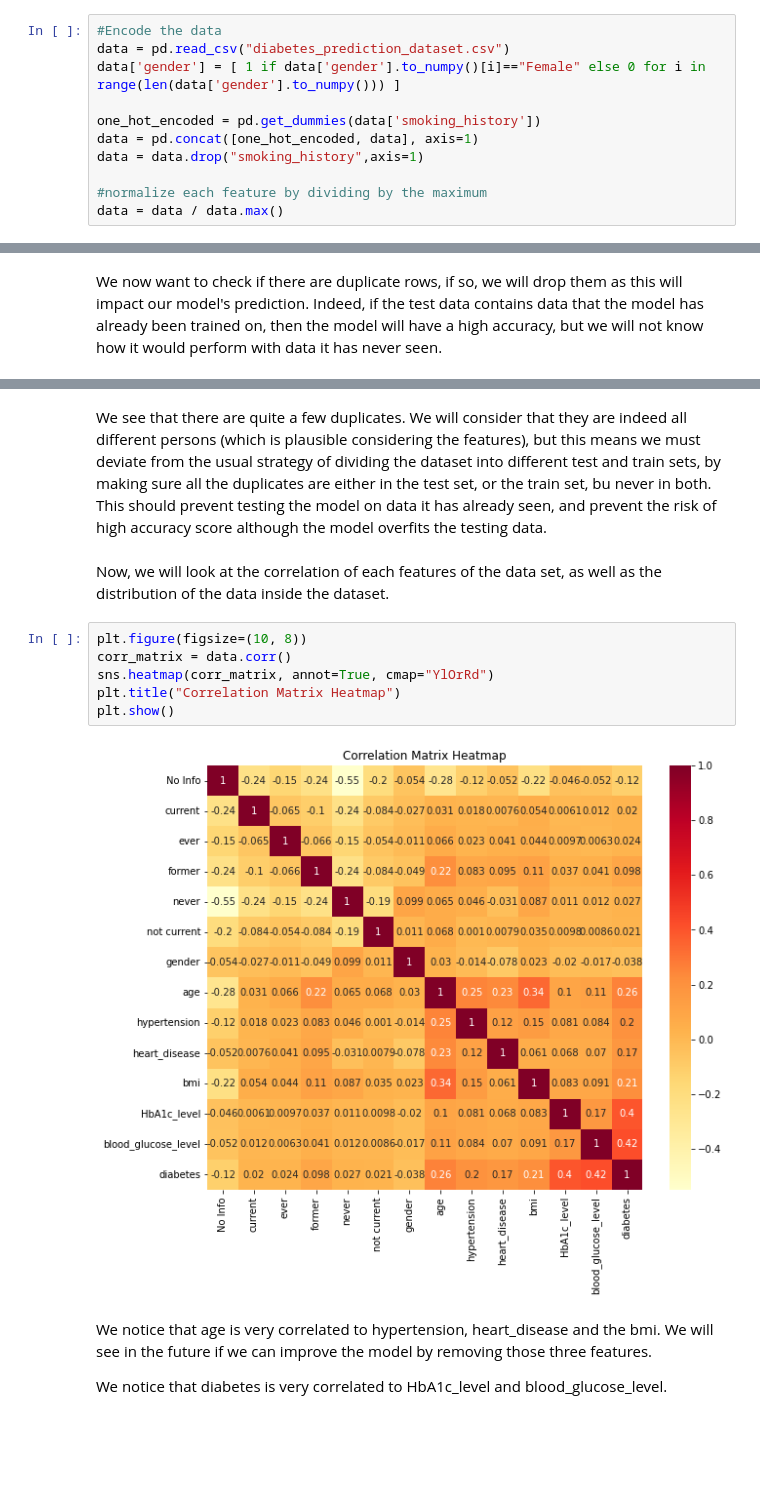
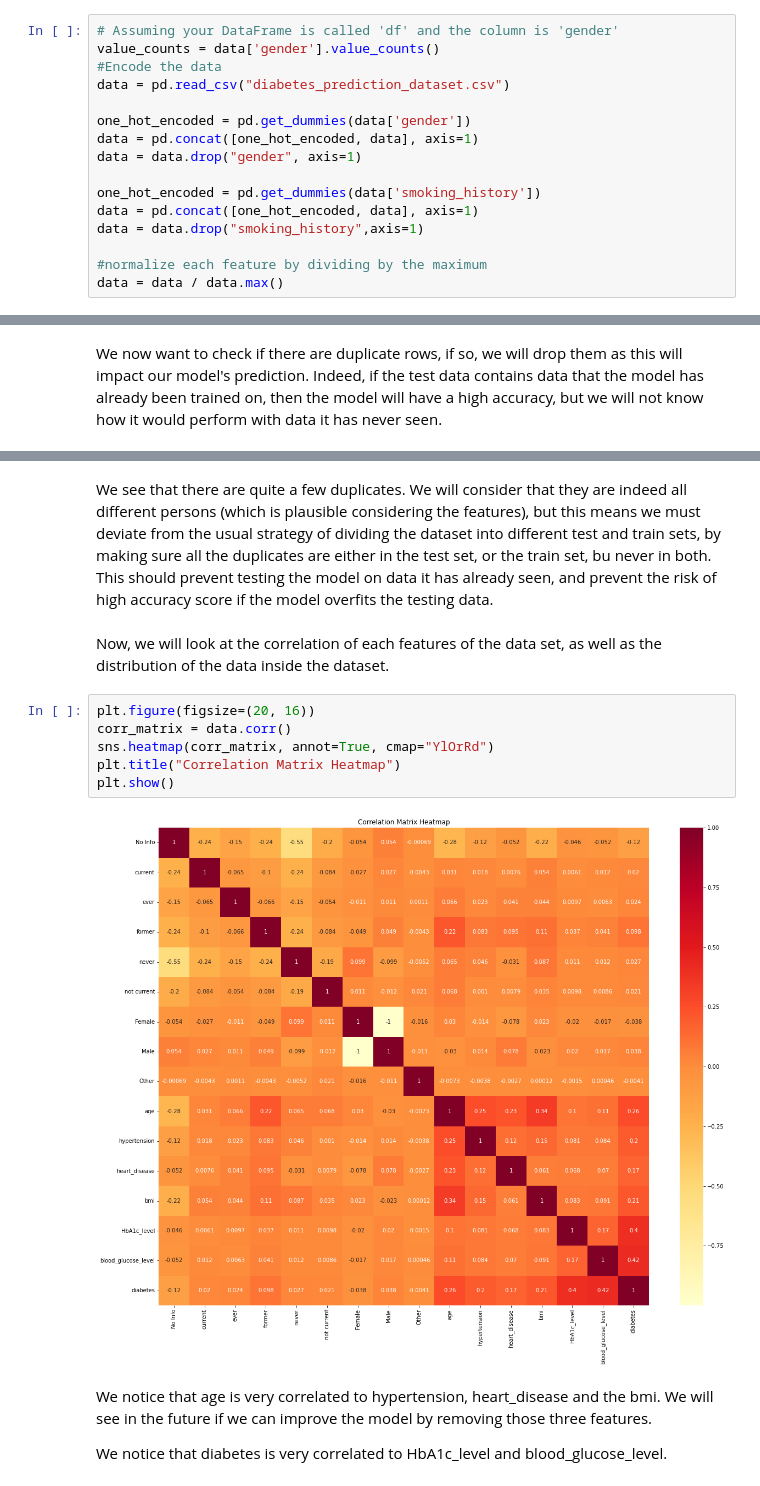
Before and after one commit to flaviagrasso/CSE204_Project, a Jupyter notebook: MachineLearningProject/MACHINE LEARNING PROJECT.ipynb, the cells around one changed output, grey strips where cells are left out. Drawn from its saved outputs; the diff is of its cells as text; blank space fills up the shorter version.

```diff
--- a/MachineLearningProject/MACHINE LEARNING PROJECT.ipynb
+++ b/MachineLearningProject/MACHINE LEARNING PROJECT.ipynb
@@ -32,9 +32,14 @@ data
 # %% [markdown]
 <h3 style="text-align: center"> Data Preprocessing </h3>
 # %%
+# Assuming your DataFrame is called 'df' and the column is 'gender'
+value_counts = data['gender'].value_counts()
 #Encode the data
 data = pd.read_csv("diabetes_prediction_dataset.csv")
-data['gender'] = [ 1 if data['gender'].to_numpy()[i]=="Female" else 0 for i in range(len(data['gender'].to_numpy())) ]
+
+one_hot_encoded = pd.get_dummies(data['gender'])
+data = pd.concat([one_hot_encoded, data], axis=1)
+data = data.drop("gender", axis=1)
 
 one_hot_encoded = pd.get_dummies(data['smoking_history'])
 data = pd.concat([one_hot_encoded, data], axis=1)
@@ -60,16 +66,16 @@ Number of duplicates: 3857
 Number of NaN values: 0
 # %% [markdown]
-We see that there are quite a few duplicates. We will consider that they are indeed all different persons (which is plausible considering the features), but this means we must deviate from the usual strategy of dividing the dataset into different test and train sets, by making sure all the duplicates are either in the test set, or the train set, bu never in both. This should prevent testing the model on data it has already seen, and prevent the risk of high accuracy score although the model overfits the testing data.
+We see that there are quite a few duplicates. We will consider that they are indeed all different persons (which is plausible considering the features), but this means we must deviate from the usual strategy of dividing the dataset into different test and train sets, by making sure all the duplicates are either in the test set, or the train set, bu never in both. This should prevent testing the model on data it has already seen, and prevent the risk of high accuracy score if the model overfits the testing data.
 # %% [markdown]
 Now, we will look at the correlation of each features of the data set, as well as the distribution of the data inside the dataset.
 # %%
-plt.figure(figsize=(10, 8))
+plt.figure(figsize=(20, 16))
 corr_matrix = data.corr()
 sns.heatmap(corr_matrix, annot=True, cmap="YlOrRd")
 plt.title("Correlation Matrix Heatmap")
 plt.show()
 # %% [output]
-[figure, old version]
+[figure, new version]
 # %% [markdown]
 We notice that age is very correlated to hypertension, heart_disease and the bmi. We will see in the future if we can improve the model by removing those three features.
 
```
Also changed, not shown: parts of 16 cells of this notebook.
